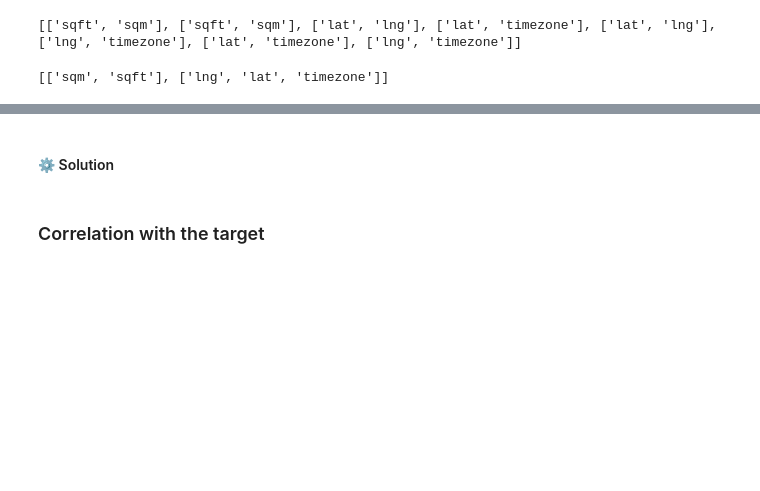
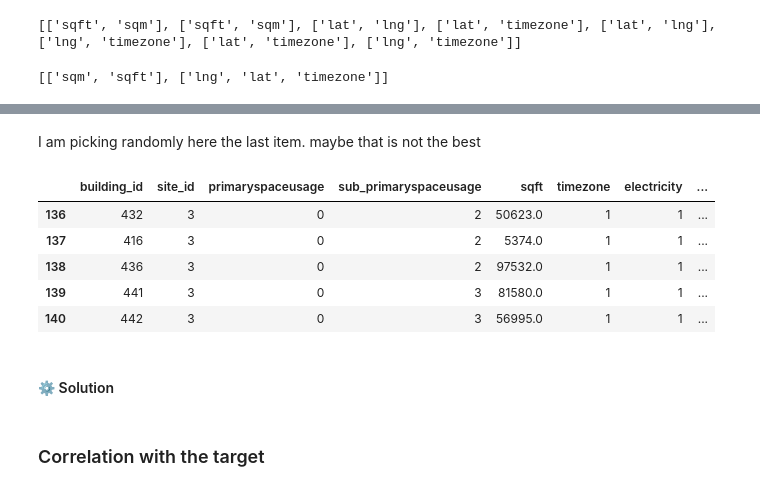
Before and after one commit to DmtrRm/IAAC2024_tutorials, a Jupyter notebook: notebooks/01_data_cleaning.ipynb, the cells around one changed output, grey strips where cells are left out. Drawn from its saved outputs; the diff is of its cells as text; code cells hidden in the pictures; blank space fills up the shorter version.

```diff
--- a/notebooks/01_data_cleaning.ipynb
+++ b/notebooks/01_data_cleaning.ipynb
@@ -562,3 +558,18 @@ SyntaxError: invalid syntax (<ipython-input-75-75d400343359>, line 1)
+# %% [markdown]
+I am picking randomly here the last item. maybe that is not the best
+# %%
+columns_to_drop = sum([x[0:-1] for x in result],[])
+
+metadata_new =metadata_new.drop(columns=columns_to_drop)
+
+metadata_new.head()
+# %% [output]
+|  | building_id | site_id | primaryspaceusage | sub_primaryspaceusage | sqft | timezone | electricity | ... |
+| 136 | 432 | 3 | 0 | 2 | 50623.0 | 1 | 1 | ... |
+| 137 | 416 | 3 | 0 | 2 | 5374.0 | 1 | 1 | ... |
+| 138 | 436 | 3 | 0 | 2 | 97532.0 | 1 | 1 | ... |
+| 139 | 441 | 3 | 0 | 3 | 81580.0 | 1 | 1 | ... |
+| 140 | 442 | 3 | 0 | 3 | 56995.0 | 1 | 1 | ... |
 # %% [markdown]
 #### ⚙️ Solution
 # %%
```
Also changed, not shown: parts of 2 cells of this notebook.
